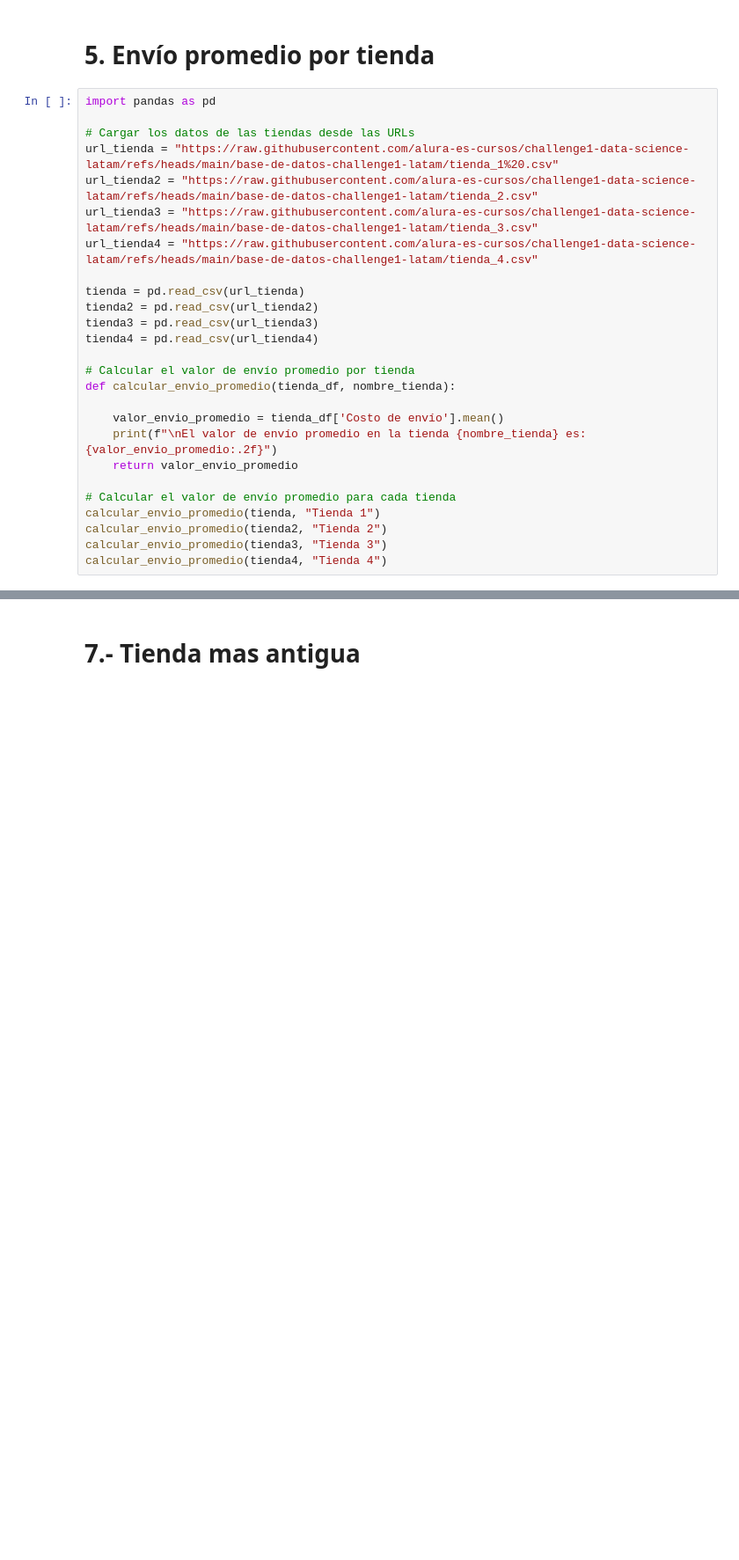
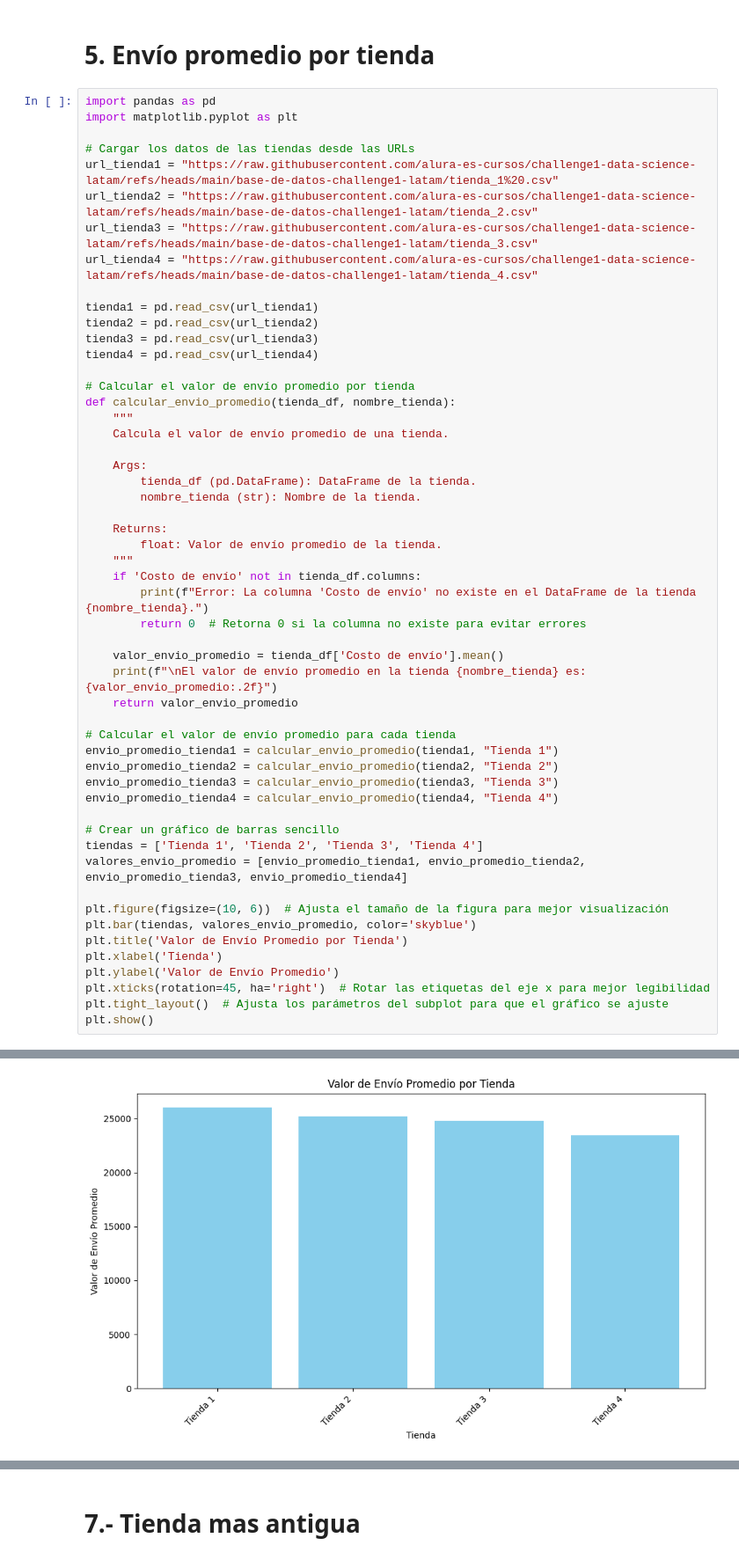
Before and after one commit to Maucho6340/challenge1-data-science-latam, a Jupyter notebook: AluraStoreLatam.ipynb, the cells around one changed output, grey strips where cells are left out. Shown at 88% size. Cells and saved outputs as stored; diff of their text form; blank space fills up the shorter version.

```diff
--- a/AluraStoreLatam.ipynb
+++ b/AluraStoreLatam.ipynb
@@ -221,30 +320,57 @@ Producto menos vendido: Guitarra eléctrica (Cantidad: 33)
 # 5. Envío promedio por tienda
 # %%
 import pandas as pd
+import matplotlib.pyplot as plt
 
 # Cargar los datos de las tiendas desde las URLs
-url_tienda = "https://raw.githubusercontent.com/alura-es-cursos/challenge1-data-science-latam/refs/heads/main/base-de-datos-challenge1-latam/tienda_1%20.csv"
+url_tienda1 = "https://raw.githubusercontent.com/alura-es-cursos/challenge1-data-science-latam/refs/heads/main/base-de-datos-challenge1-latam/tienda_1%20.csv"
 url_tienda2 = "https://raw.githubusercontent.com/alura-es-cursos/challenge1-data-science-latam/refs/heads/main/base-de-datos-challenge1-latam/tienda_2.csv"
 url_tienda3 = "https://raw.githubusercontent.com/alura-es-cursos/challenge1-data-science-latam/refs/heads/main/base-de-datos-challenge1-latam/tienda_3.csv"
 url_tienda4 = "https://raw.githubusercontent.com/alura-es-cursos/challenge1-data-science-latam/refs/heads/main/base-de-datos-challenge1-latam/tienda_4.csv"
 
-tienda = pd.read_csv(url_tienda)
+tienda1 = pd.read_csv(url_tienda1)
 tienda2 = pd.read_csv(url_tienda2)
 tienda3 = pd.read_csv(url_tienda3)
 tienda4 = pd.read_csv(url_tienda4)
 
 # Calcular el valor de envío promedio por tienda
 def calcular_envio_promedio(tienda_df, nombre_tienda):
+    """
+    Calcula el valor de envío promedio de una tienda.
+
+    Args:
+        tienda_df (pd.DataFrame): DataFrame de la tienda.
+        nombre_tienda (str): Nombre de la tienda.
+
+    Returns:
+        float: Valor de envío promedio de la tienda.
+    """
+    if 'Costo de envío' not in tienda_df.columns:
+        print(f"Error: La columna 'Costo de envío' no existe en el DataFrame de la tienda {nombre_tienda}.")
+        return 0  # Retorna 0 si la columna no existe para evitar errores
 
     valor_envio_promedio = tienda_df['Costo de envío'].mean()
     print(f"\nEl valor de envío promedio en la tienda {nombre_tienda} es: {valor_envio_promedio:.2f}")
     return valor_envio_promedio
 
 # Calcular el valor de envío promedio para cada tienda
-calcular_envio_promedio(tienda, "Tienda 1")
-calcular_envio_promedio(tienda2, "Tienda 2")
-calcular_envio_promedio(tienda3, "Tienda 3")
-calcular_envio_promedio(tienda4, "Tienda 4")
+envio_promedio_tienda1 = calcular_envio_promedio(tienda1, "Tienda 1")
+envio_promedio_tienda2 = calcular_envio_promedio(tienda2, "Tienda 2")
+envio_promedio_tienda3 = calcular_envio_promedio(tienda3, "Tienda 3")
+envio_promedio_tienda4 = calcular_envio_promedio(tienda4, "Tienda 4")
+
+# Crear un gráfico de barras sencillo
+tiendas = ['Tienda 1', 'Tienda 2', 'Tienda 3', 'Tienda 4']
+valores_envio_promedio = [envio_promedio_tienda1, envio_promedio_tienda2, envio_promedio_tienda3, envio_promedio_tienda4]
+
+plt.figure(figsize=(10, 6))  # Ajusta el tamaño de la figura para mejor visualización
+plt.bar(tiendas, valores_envio_promedio, color='skyblue')
+plt.title('Valor de Envío Promedio por Tienda')
+plt.xlabel('Tienda')
+plt.ylabel('Valor de Envío Promedio')
+plt.xticks(rotation=45, ha='right')  # Rotar las etiquetas del eje x para mejor legibilidad
+plt.tight_layout()  # Ajusta los parámetros del subplot para que el gráfico se ajuste
+plt.show()
 # %% [output]
 El valor de envío promedio en la tienda Tienda 1 es: 26018.61
 
@@ -256,0 +382 @@ np.float64(23459.457167090754)
+[figure, added]
```
Also changed, not shown: parts of 8 cells of this notebook.
